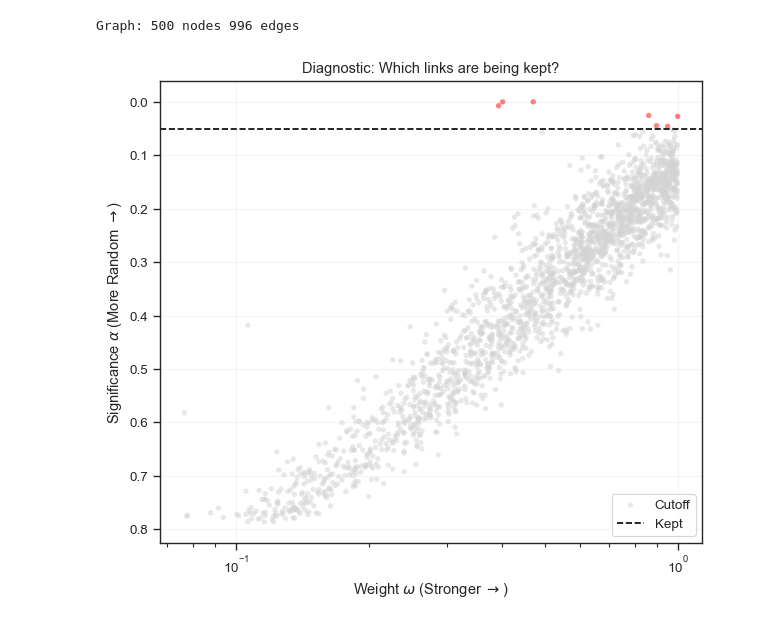
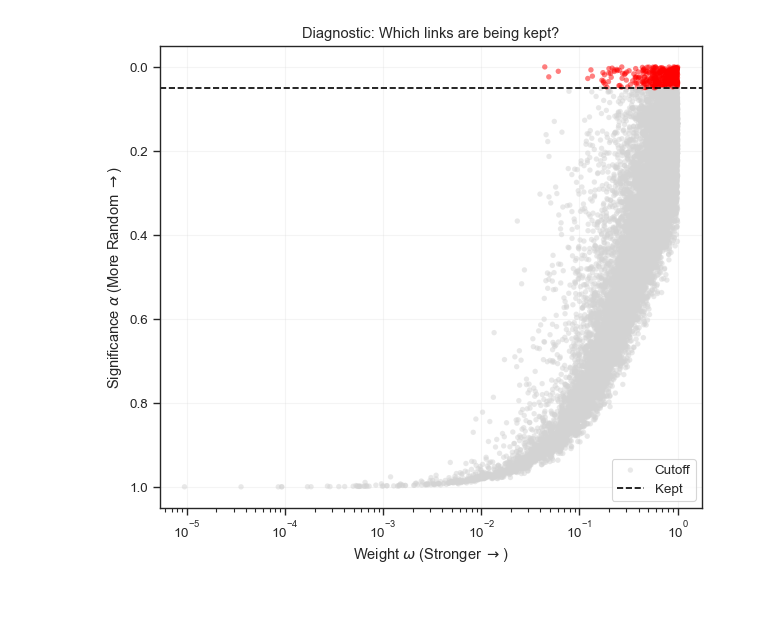
Before and after one commit to alexdeharo269/NetLearn, a Jupyter notebook: Undirected_disparity.ipynb, the cells around one changed output. Saved outputs shown, nothing was run; the diff lists cells and outputs as text; code cells hidden in the pictures.

```diff
--- a/Undirected_disparity.ipynb
+++ b/Undirected_disparity.ipynb
@@ -68,0 +32,14 @@ Graph: 0 nodes, 0 edges
+# %%
+scale_free = Graph.scale_free(n=10000, seed=42)
+scale_free.describe_graph()
+
+# 2. Apply Filter
+apply_disparity_filter(scale_free.G)
+alpha_val = 0.20
+backbone_nx = get_backbone(scale_free.G, alpha_val)
+
+# 4. Wrap Backbone in Graph Class
+scale_free_backbone = Graph(backbone_nx)
+
+print(f"\n--- Backbone (alpha={alpha_val}) ---")
+scale_free_backbone.describe_graph()
@@ -81,16 +63,6 @@ Graph: 500 nodes 996 edges
-# %%
-apply_disparity_filter(scale_free_test.G)
-
-# 3. Extract Backbone for a specific significance level
-# The paper suggests optimal alpha often in range [0.01, 0.5] [cite: 247]
-alpha_val = 0.05
-backbone = get_backbone(scale_free_test.G, alpha_val)
-scale_free_test.describe_graph(backbone, show_centrality=False)
-# %% [output]
-Graph: 500 nodes 996 edges
 # %%
 from PlotUtils import plot_alpha_vs_weight
 
-plot_alpha_vs_weight(graph, alpha_cutoff=0.05)
+plot_alpha_vs_weight(scale_free.G, alpha_cutoff=0.05)
 # %% [output]
-[figure, old version]
+[figure, new version]
```
Also changed, not shown: parts of 7 cells of this notebook.
